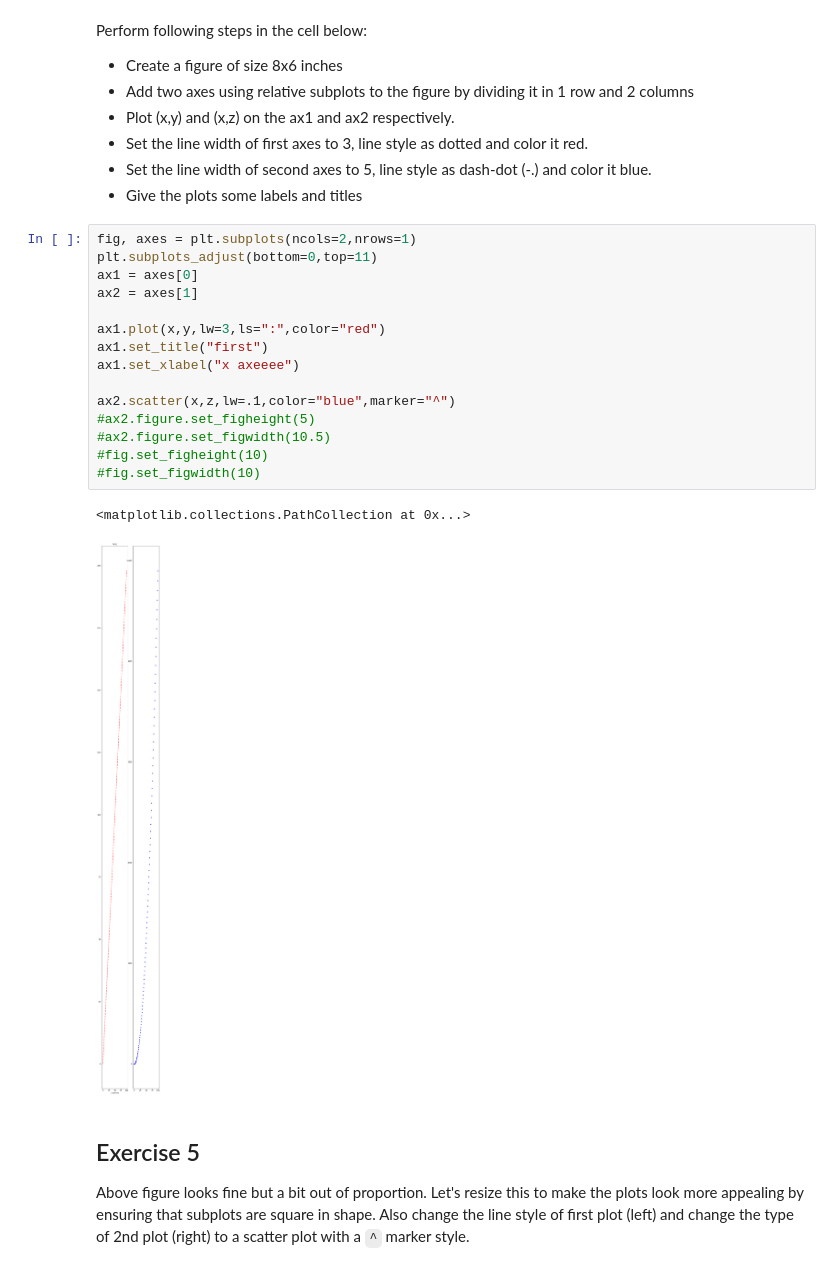
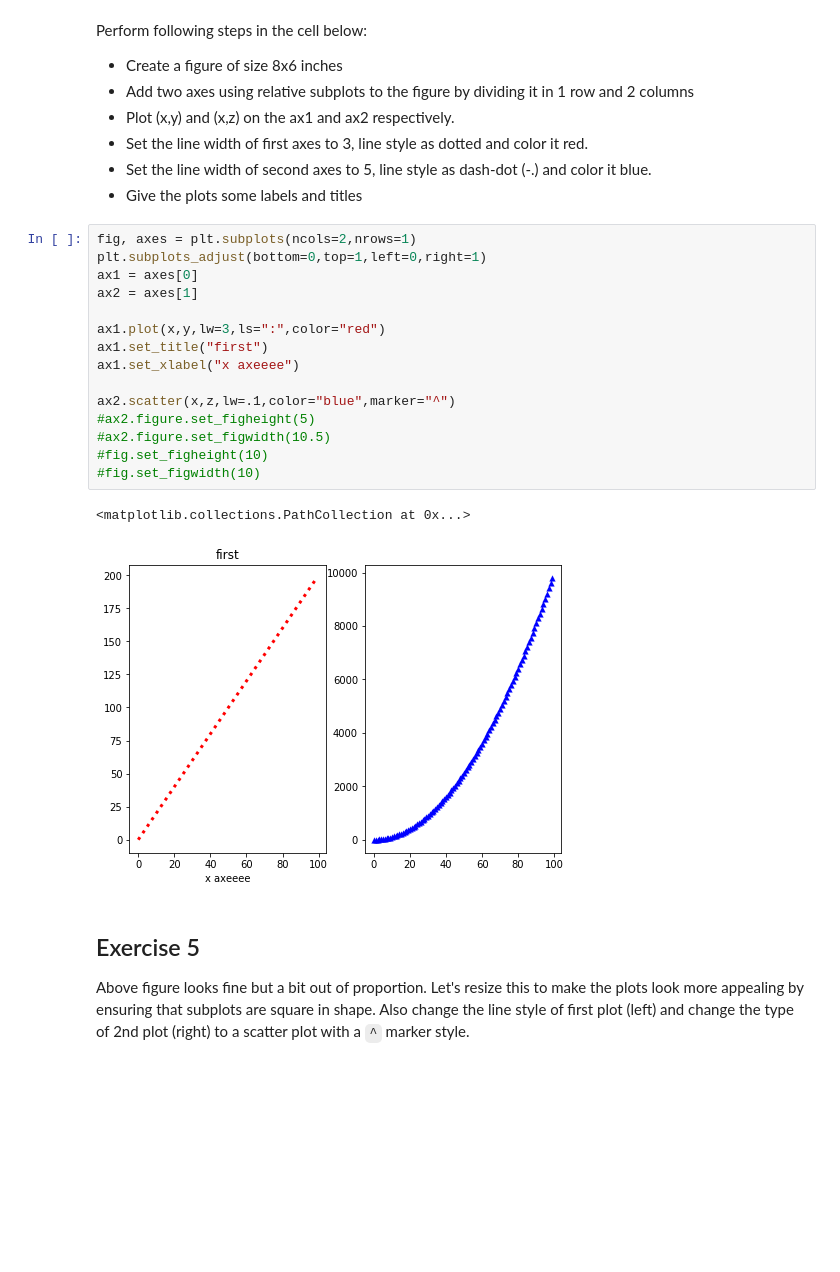
Before and after one commit to nsragow/dsc-more-practice-with-matplotlib-lab-nyc-ds-career-042219, a Jupyter notebook: index.ipynb, the cells around one changed output. Cells and saved outputs as stored; diff of their text form; blank space fills up the shorter version.

```diff
--- a/index.ipynb
+++ b/index.ipynb
@@ -111,22 +111,22 @@ Perform following steps in the cell below:
 * Give the plots some labels and titles
 # %%
 fig, axes = plt.subplots(ncols=2,nrows=1)
-plt.subplots_adjust(bottom=0,top=11)
+plt.subplots_adjust(bottom=0,top=1,left=0,right=1)
 ax1 = axes[0]
 ax2 = axes[1]
 
 ax1.plot(x,y,lw=3,ls=":",color="red")
 ax1.set_title("first")
 ax1.set_xlabel("x axeeee")
 
 ax2.scatter(x,z,lw=.1,color="blue",marker="^")
 #ax2.figure.set_figheight(5)
 #ax2.figure.set_figwidth(10.5)
 #fig.set_figheight(10)
 #fig.set_figwidth(10)
 # %% [output]
 <matplotlib.collections.PathCollection at 0x...>
-[figure, old version]
+[figure, new version]
 # %% [markdown]
 ## Exercise 5
 
```
